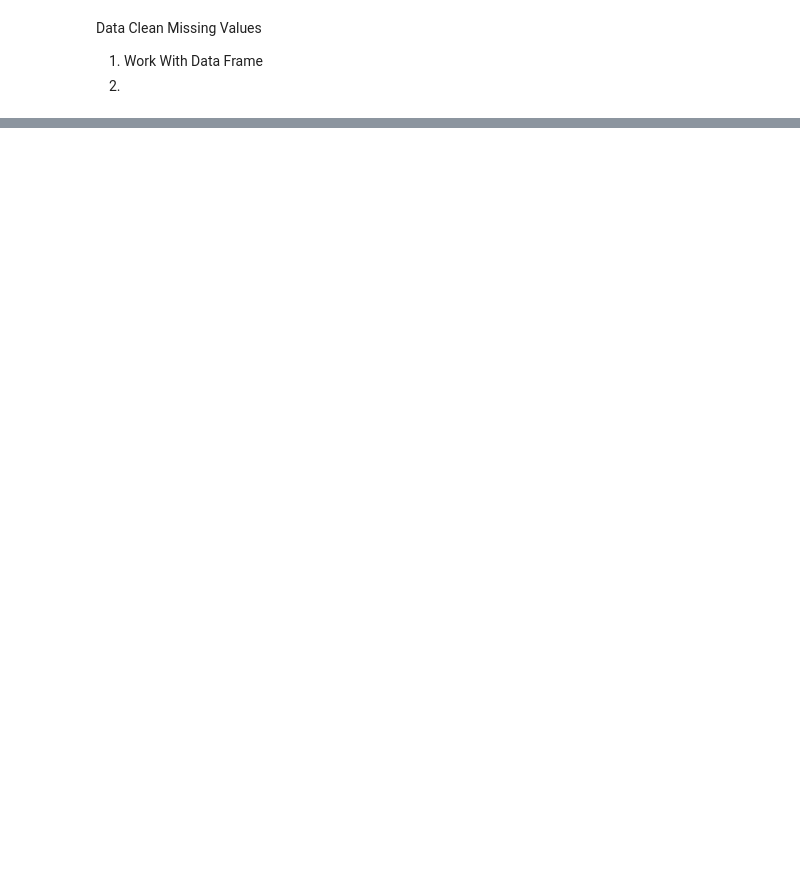
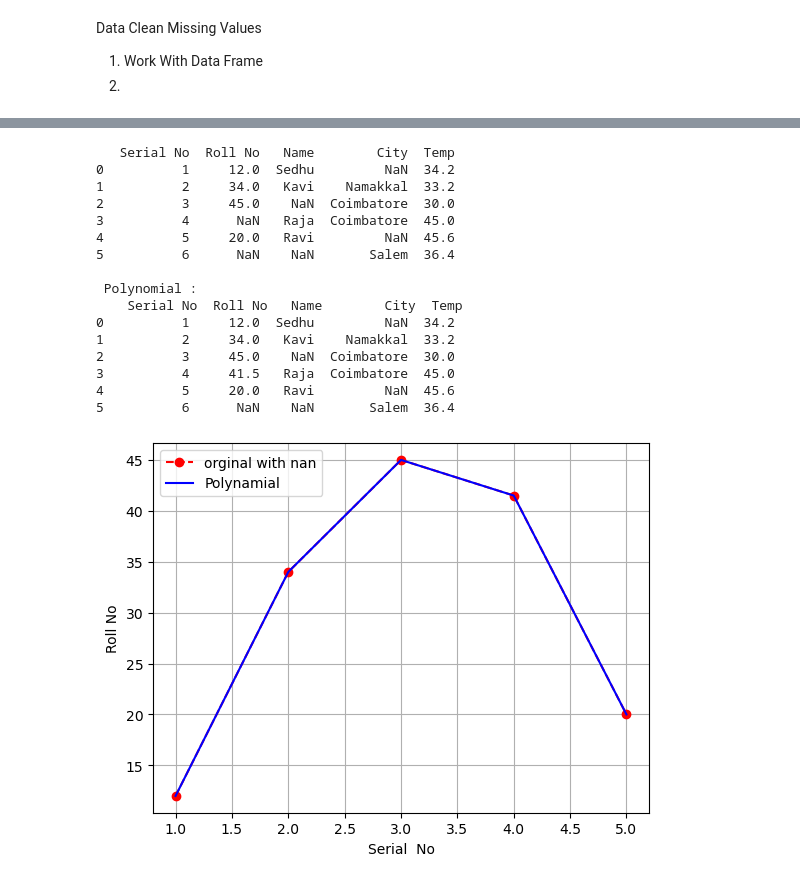
Before and after one commit to Sedhu2429/100-Days-of-Data-Scince-, a Jupyter notebook: pandaslearn.ipynb, the cells around one changed output, grey strips where cells are left out. Saved outputs shown, nothing was run; the diff lists cells and outputs as text; code cells hidden in the pictures; blank space fills up the shorter version.

```diff
--- a/pandaslearn.ipynb
+++ b/pandaslearn.ipynb
@@ -216,0 +485,51 @@ work 2 times
+# %%
+import pandas as pd
+import numpy as  np
+import matplotlib.pyplot as plt
+
+
+data = data.copy()
+
+# data
+
+df = pd.DataFrame(data)
+print(df)
+
+
+df["Roll No"] = df["Roll No"].interpolate(method= "plain", order = 3)
+
+print(f"\n Polynomial :\n {df}")
+
+
+
+plt.plot(df["Serial No"], df["Roll No"],'ro--',label = "orginal with nan")
+
+plt.plot(df["Serial No"], df["Roll No"], "b-", label = "Polynamial")
+
+plt.xlabel("Serial  No")
+
+plt.ylabel("Roll No")
+
+plt.legend()
+
+plt.grid(True)
+
+plt.show()
+# %% [output]
+   Serial No  Roll No   Name        City  Temp
+0          1     12.0  Sedhu         NaN  34.2
+1          2     34.0   Kavi    Namakkal  33.2
+2          3     45.0    NaN  Coimbatore  30.0
+3          4      NaN   Raja  Coimbatore  45.0
+4          5     20.0   Ravi         NaN  45.6
+5          6      NaN    NaN       Salem  36.4
+
+ Polynomial :
+    Serial No  Roll No   Name        City  Temp
+0          1     12.0  Sedhu         NaN  34.2
+1          2     34.0   Kavi    Namakkal  33.2
+2          3     45.0    NaN  Coimbatore  30.0
+3          4     41.5   Raja  Coimbatore  45.0
+4          5     20.0   Ravi         NaN  45.6
+5          6      NaN    NaN       Salem  36.4
+[figure, added]
```
Also changed, not shown: parts of 29 cells of this notebook, 19 other files.
